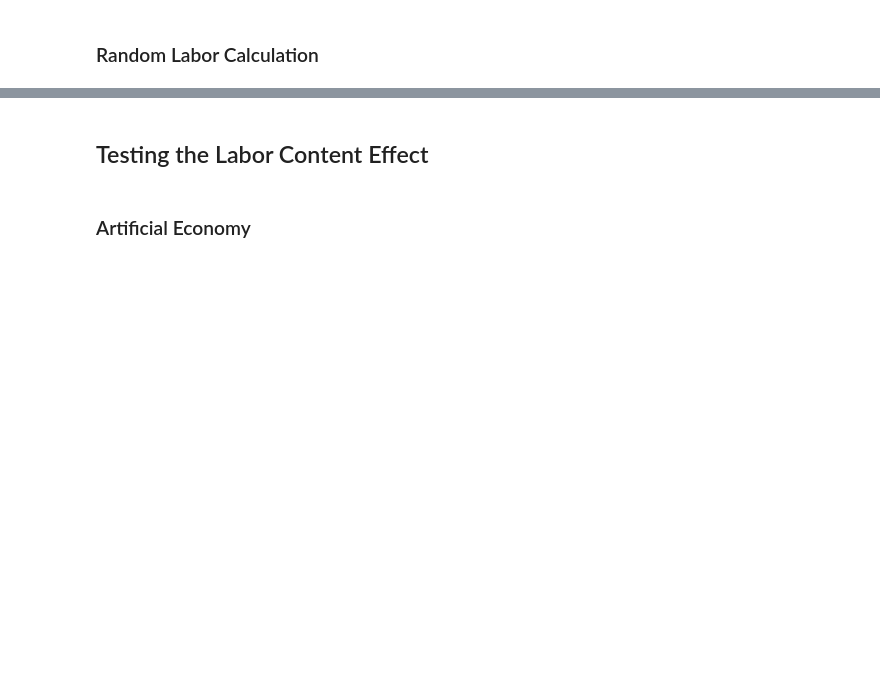
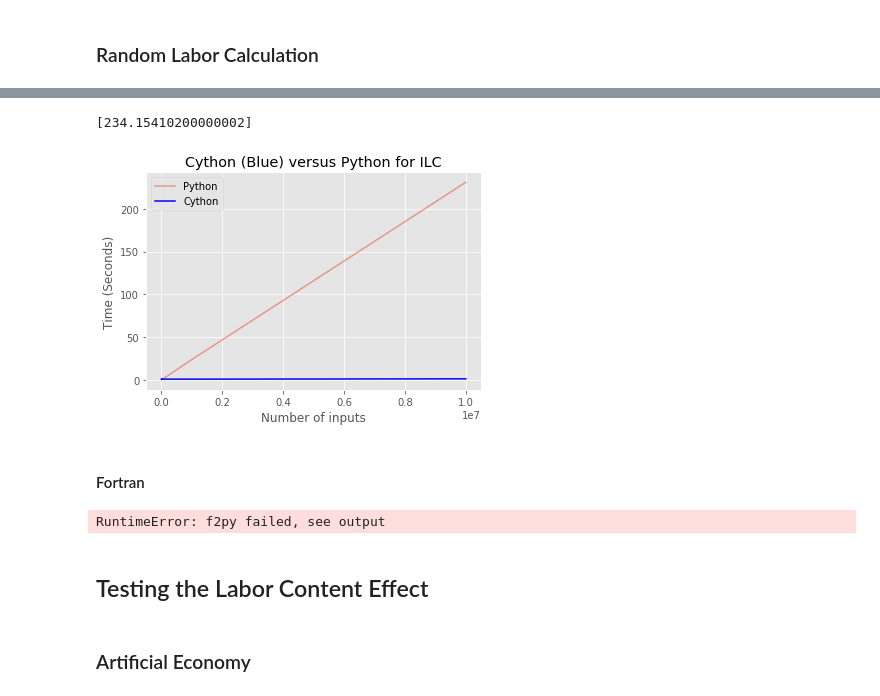
Before and after one commit to Djamil17/iotables, a Jupyter notebook: python/iterative_labor_calculation.ipynb, the cells around one changed output, grey strips where cells are left out. Saved outputs shown, nothing was run; the diff lists cells and outputs as text; code cells hidden in the pictures; blank space fills up the shorter version.

Commit message:
cython implementation of ILC

```diff
--- a/python/iterative_labor_calculation.ipynb
+++ b/python/iterative_labor_calculation.ipynb
@@ -92,0 +158,14 @@ def gauss_sample_labor_calculation(A,O,V,n_iterations):
+# %%
+file = '/Users/djamillakhdarhamina/Desktop/uk-1968.csv'
+with open(file, 'rt') as f:
+    data = pd.read_csv(f, index_col=0)
+
+
+## full dataset
+data
+
+A=data.loc[:'Communication',:'Communication']
+O=data.loc['Gross output',:'Communication']
+V=data.loc['Compensation of employees',:'Communication']
+
+iterative_labor_calculation(A,O,V,2000)
@@ -92,0 +272,4 @@ def gauss_sample_labor_calculation(A,O,V,n_iterations):
+# %%
+results1
+# %% [output]
+[234.15410200000002]
@@ -92,0 +313,15 @@ def gauss_sample_labor_calculation(A,O,V,n_iterations):
+# %%
+## Extremely hacky results lol
+results2=[881/1000, 876/1000,1.04,870/1000, 896/1000, 892/1000,1.26]
+# %%
+with plt.style.context('ggplot'):
+    plt.plot(n,results1,alpha=.5)
+    plt.plot(n,results2,color='blue')
+    plt.title('Cython (Blue) versus Python for ILC')
+    plt.xlabel('Number of inputs')
+    plt.ylabel('Time (Seconds)')
+    plt.legend(['Python','Cython'])
+# %% [output]
+[figure, added]
+# %% [markdown]
+#### Fortran
@@ -93,3 +330,45 @@ def gauss_sample_labor_calculation(A,O,V,n_iterations):
+# %%
+%%fortran
+
+subroutine f_ilc(A,O,V,niterations,P)
+    real, intent(in)::niterations
+
+    real, intent(in) :: A(:,:)
+    real, intent(in):: O(:), V(:)
+
+    real, intent(out) :: P(size(O))
+    real:: L(size(O)),O1(size(O)),T(size(O),size(O))
+
+
+    real::length,i,j,k
+
+    L=1
+
+    length=size(O)
+
+    do i=1, length
+        do j=1, length
+           T(j,i)=A(i,j)
+        end do
+    end do
+
+
+    do k=1, length
+       P(:)= T(k,:) * L(:)
+    end do
+
+    do while (k < niterations)
+        do l=1, length
+          P(l,:)= T(l,:) * L(:)
+        end do
+        L(:)= P(:) + V(:)
+        L=P
+        L(:) = O1(:)/O(:)
+        k= i+1
+    end do
+end subroutine iterative_labor_calc
+# %% [output]
+RuntimeError: f2py failed, see output
 # %% [markdown]
 ## Testing the Labor Content Effect
 # %% [markdown]
```
Also changed, not shown: parts of 12 cells of this notebook, 2 other files.
